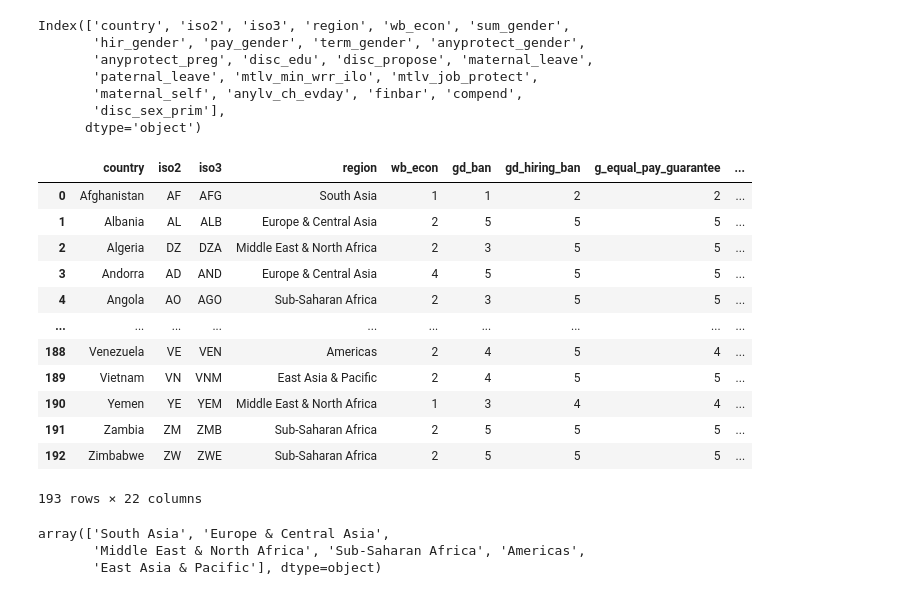
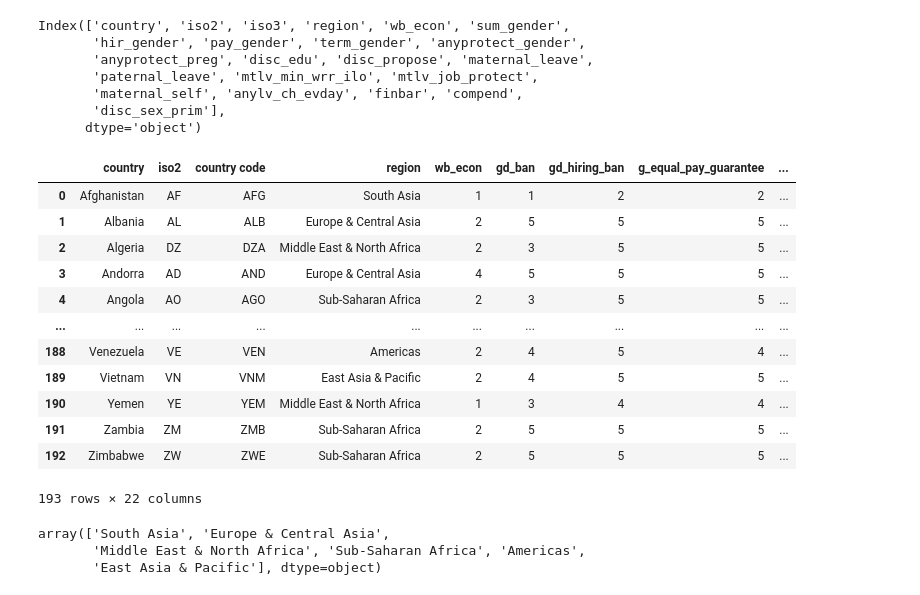
Before and after one commit to PaolaGaray/FirstProject, a Jupyter notebook: notebooks/explore_clean_nicole.ipynb, the cells around one changed output. Saved outputs shown, nothing was run; the diff lists cells and outputs as text; code cells hidden in the pictures.

```diff
--- a/notebooks/explore_clean_nicole.ipynb
+++ b/notebooks/explore_clean_nicole.ipynb
@@ -6,9 +6,9 @@ import numpy as np
 
 #challenge: didn't have libraray to read the excel. needed to install the library openpyxl
 
-file = '../data/raw/WORLD_Dataset_Gender_Equality_in_the_Economy_5.19.23.xlsx'
-df = pd.read_excel(file, usecols=(["country", "iso2", "iso3", "region", "wb_econ","sum_gender","hir_gender","pay_gender","anyprotect_gender","anyprotect_preg","disc_edu","term_gender", "disc_propose", "maternal_leave", "paternal_leave", "mtlv_min_wrr_ilo", "mtlv_job_protect", "maternal_self", "anylv_ch_evday", "finbar", "compend", "disc_sex_prim"]))
-df
+gender_eco_file_path = '../data/raw/WORLD_Dataset_Gender_Equality_in_the_Economy_5.19.23.xlsx'
+df_gd_economy = pd.read_excel(gender_eco_file_path, usecols=(["country", "iso2", "iso3", "region", "wb_econ","sum_gender","hir_gender","pay_gender","anyprotect_gender","anyprotect_preg","disc_edu","term_gender", "disc_propose", "maternal_leave", "paternal_leave", "mtlv_min_wrr_ilo", "mtlv_job_protect", "maternal_self", "anylv_ch_evday", "finbar", "compend", "disc_sex_prim"]))
+df_gd_economy
 # %% [output]
 |  | country | iso2 | iso3 | region | wb_econ | sum_gender | hir_gender | pay_gender | term_gender | ... |
 | 0 | Afghanistan | AF | AFG | South Asia | 1 | 1 | 2 | 2 | 1 | ... |
@@ -97,19 +97,19 @@ array(['AF', 'AL', 'DZ', 'AD', 'AO', 'AG', 'AR', 'AM', 'AU', 'AT', 'AZ',
 # %%
 #replace the null value that is less that 10 with the mode and more than 10 with 'Unkown'
 
-def replace_nulls_conditionally(df, columns, threshold=10, other_value='Unknown'):
+def replace_nulls_conditionally(df_gd_economy, columns, threshold=10, other_value='Unknown'):
 
-    df2 = df.copy()
+    df_gd_economy2 = df_gd_economy.copy()
 
     for column in columns:
-         null_count = df[column].isna().sum()
+         null_count = df_gd_economy[column].isna().sum()
          if null_count < threshold:
-             top_value = df2[column].mode()[0]
-             df2[column] = df2[column].fillna(top_value)
+             top_value = df_gd_economy2[column].mode()[0]
+             df_gd_economy2[column] = df_gd_economy2[column].fillna(top_value)
          else:
-             df2[column] = df2[column].fillna(other_value)
+             df_gd_economy2[column] = df_gd_economy2[column].fillna(other_value)
 
-    return df2
+    return df_gd_economy2
 
         # null_count = df[column].isna().sum()
         # if null_count < threshold:
@@ -118,8 +118,8 @@ def replace_nulls_conditionally(df, columns, threshold=10, other_value='Unknown'
         # else:
             # df[column] = df[column].replace(np.nan, other_value)
         # return df
-df = replace_nulls_conditionally(df, ['maternal_self', 'finbar','compend'])
-display(df)
+df_gd_economy = replace_nulls_conditionally(df_gd_economy, ['maternal_self', 'finbar','compend'])
+display(df_gd_economy)
 # %% [output]
 |  | country | iso2 | iso3 | region | wb_econ | sum_gender | hir_gender | pay_gender | term_gender | ... |
 | 0 | Afghanistan | AF | AFG | South Asia | 1 | 1 | 2 | 2 | 1 | ... |
@@ -164,3 +157,3 @@ filtered_df
 # %%
-df['iso2'] = df['iso2'].fillna('NA')
+df_gd_economy['iso2'] = df['iso2'].fillna('NA')
 # %%
@@ -213,18 +206,18 @@ Index(['country', 'iso2', 'iso3', 'region', 'wb_econ', 'sum_gender',
 # %%
 #df= df.rename(columns={‘currrnt name’:‘target_name’, ‘current name’:’target name’, etc. })
 
-df1 = df.rename (columns = {'sum_gender': 'gd_ban' ,
+df_gd_economy1 = df_gd_economy.rename (columns = {'sum_gender': 'gd_ban' ,
        'hir_gender':'gd_hiring_ban', 'pay_gender':'g_equal_pay_guarantee', 'term_gender':'gd_termination_ban',
         'anyprotect_gender': 'gd_termination_ban', 'anyprotect_preg' : 'preg_discrimination_ban' ,
          'disc_edu' : 'gd_prevention_body', 'disc_propose':'gd_policy_body',
        'maternal_leave':'ml_paid', 'paternal_leave': 'pl_paid', 'mtlv_min_wrr_ilo' : 'lowest_wage_replacement_paid_leave_mothers',
        'mtlv_job_protect' :'ml_job_protection', 'maternal_self': 'ml_self_employed_paid' , 'anylv_ch_evday' :'parental_leave_child_health',
         'finbar' : 'tuition_free_education_policy','compend' : ' compulsory_education_policy',
-        'disc_sex_prim': 'gd_ban_education'})
+        'disc_sex_prim': 'gd_ban_education', 'iso3': 'country code'})
 
-df1
+df_gd_economy1
 # %% [output]
-|  | country | iso2 | iso3 | region | wb_econ | gd_ban | gd_hiring_ban | g_equal_pay_guarantee | ... |
+|  | country | iso2 | country code | region | wb_econ | gd_ban | gd_hiring_ban | g_equal_pay_guarantee | ... |
 | 0 | Afghanistan | AF | AFG | South Asia | 1 | 1 | 2 | 2 | ... |
 | 1 | Albania | AL | ALB | Europe & Central Asia | 2 | 5 | 5 | 5 | ... |
 | 2 | Algeria | DZ | DZA | Middle East & North Africa | 2 | 3 | 5 | 5 | ... |
```
Also changed, not shown: parts of 11 cells of this notebook.
